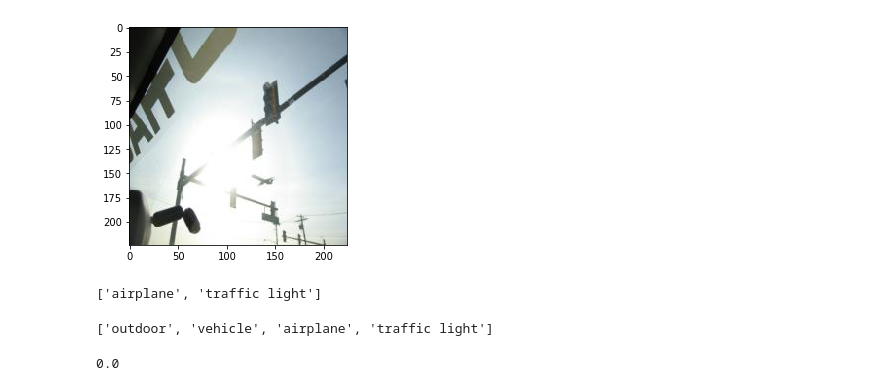
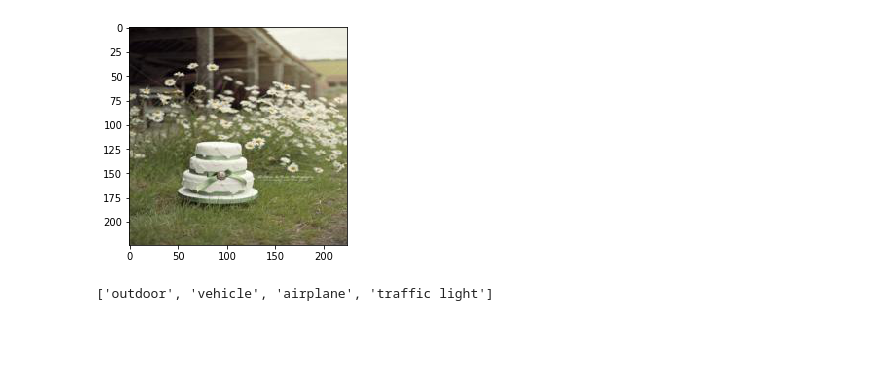
Before and after one commit to ChiefKeefers/KaggleFinal, a Jupyter notebook: Stoopid Shit.ipynb, the cells around one changed output. Drawn from its saved outputs; the diff is of its cells as text; code cells hidden in the pictures; blank space fills up the shorter version.

```diff
--- a/Stoopid Shit.ipynb
+++ b/Stoopid Shit.ipynb
@@ -82,21 +94,13 @@ Several street lights and an airplane flying overhead.
 # %%
 import matplotlib.pyplot as plt
 import matplotlib.image as mpimg
 %matplotlib inline
 
-img=mpimg.imread('./data/images_test/598.jpg')
+img=mpimg.imread('./data/images_test/1156.jpg')
 imgplot=plt.imshow(img)
 # %% [output]
-[figure, old version]
+[figure, new version]
-# %%
-list(test_desc_tags.iloc[2][test_desc_tags.iloc[2] != 0].index)
-# %% [output]
-['airplane', 'traffic light']
 # %%
 list(tags_test.iloc[598][tags_test.iloc[598] !=0 ].index)
 # %% [output]
 ['outdoor', 'vehicle', 'airplane', 'traffic light']
-# %%
-test_desc_tags.values[1,:].dot(tags_test.values[1070,:].T)
-# %% [output]
-0.0
```
Also changed, not shown: parts of 7 cells of this notebook.
